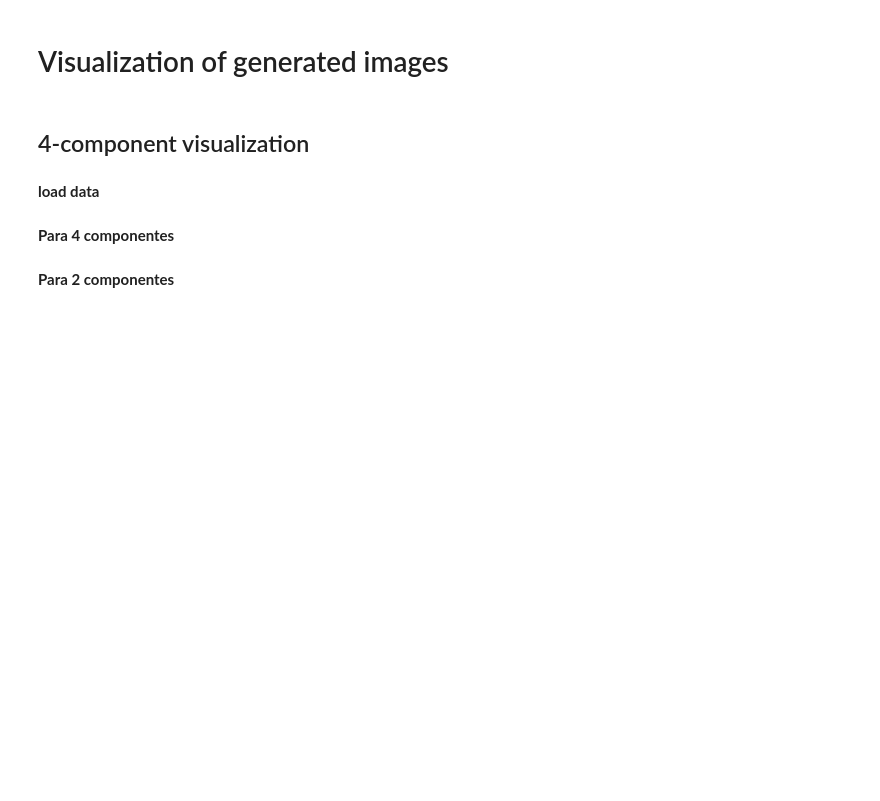
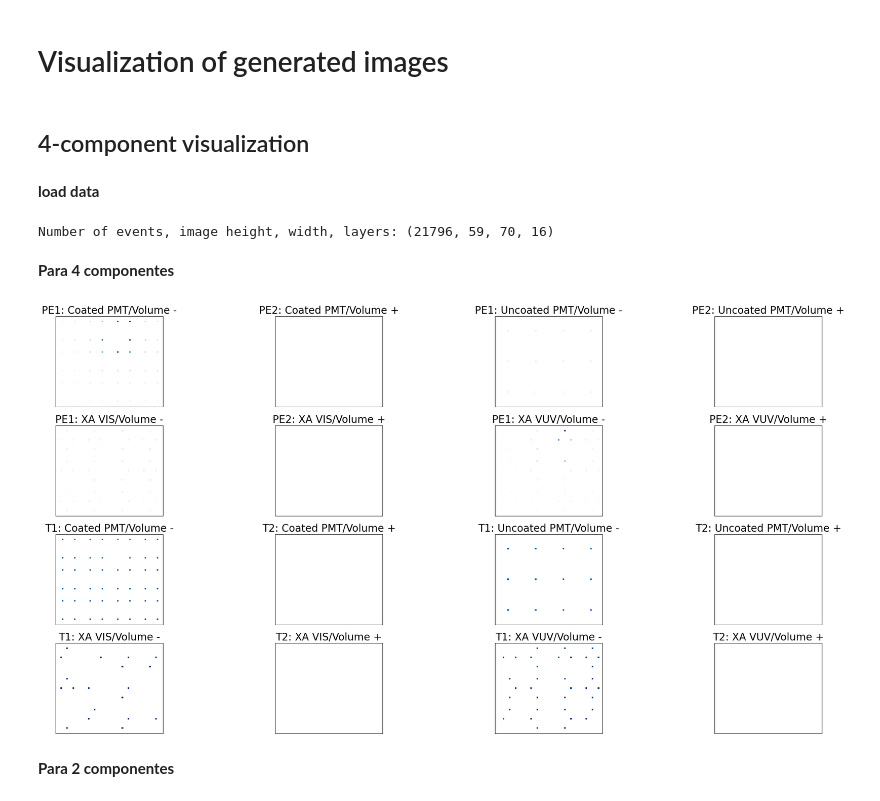
Before and after one commit to CIEMAT-Neutrino/AI_nuvT, a Jupyter notebook: 4_Image_creation_&_visualization.ipynb, the cells around one changed output. Cells and saved outputs as stored; diff of their text form; code cells hidden in the pictures; blank space fills up the shorter version.

```diff
--- a/4_Image_creation_&_visualization.ipynb
+++ b/4_Image_creation_&_visualization.ipynb
@@ -37,0 +59,3 @@ Number of events, image height, width, layers: (29417, 9, 36, 8)
+# %%
+pe_image_realistic_4comp, time_image_realistic_4comp = image_creator_gen2(pe_matrix_v0302, time_matrix_50_v0302, coated_pmt_map_realistic, uncoated_pmt_map_realistic, xarap_vis_map_realistic, xarap_vuv_map_realistic)
+print('Number of events, image height, width, layers:', np.shape(pe_image_realistic_4comp))
@@ -75,6 +108,11 @@ np.save("/data/vidales/images/alberto_image_corrected.npy", alberto_image_correc
 **load data**
 # %%
 image_realistic_4comp = np.load("/data/vidales/images/image_realistic_4comp_c_1_first10_2101.npy")
+# %%
+image_realistic_4comp_2 = np.concatenate((pe_image_realistic_4comp, time_image_realistic_4comp), axis=-1)
+print('Number of events, image height, width, layers:', np.shape(image_realistic_4comp_2))
+# %% [output]
+Number of events, image height, width, layers: (21796, 59, 70, 16)
 # %% [markdown]
 **Para 4 componentes**
 # %%
@@ -97,3 +135,7 @@ event_idx=489
+# %%
+plot_image(image_realistic_4comp_2, event_idx, labels_4comp, groups_4comp, grid_4comp, figsize=(26, 12))
+# %% [output]
+[figure, added]
 # %% [markdown]
 **Para 2 componentes**
 # %%
```
Also changed, not shown: parts of 16 cells of this notebook, 9 other files.
